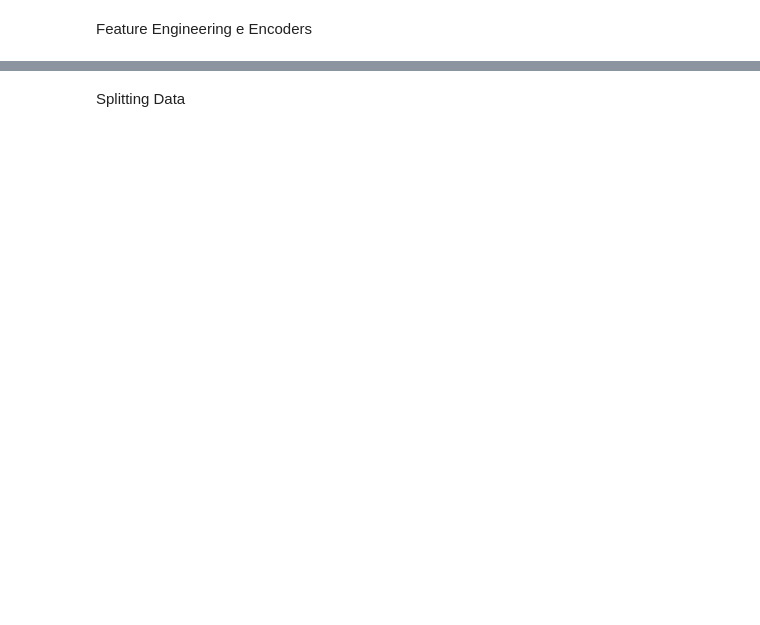
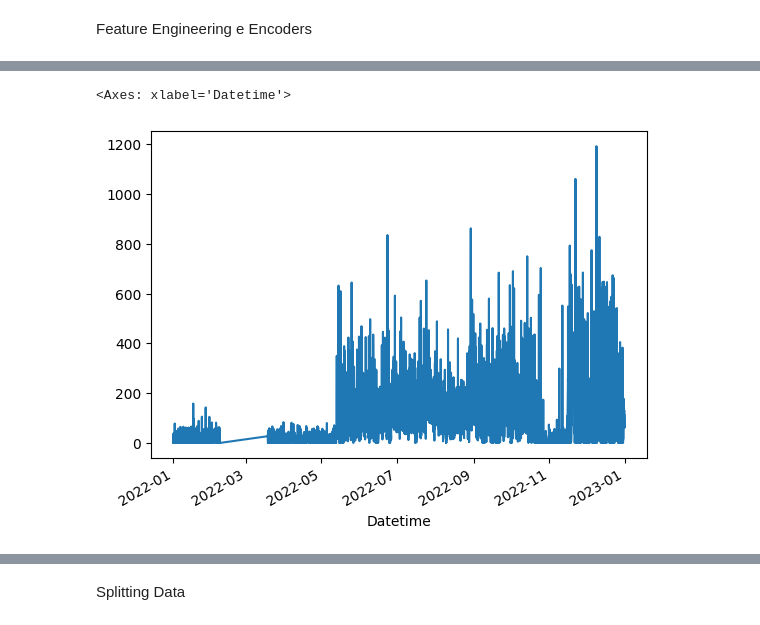
Before and after one commit to a-proenca/LAD, a Jupyter notebook: Cópia_de_LAD_22_23.ipynb, the cells around one changed output, grey strips where cells are left out. Cells and saved outputs as stored; diff of their text form; code cells hidden in the pictures; blank space fills up the shorter version.

```diff
--- a/Cópia_de_LAD_22_23.ipynb
+++ b/Cópia_de_LAD_22_23.ipynb
@@ -201,0 +228,25 @@ data_quadriculas_vodafone_bruto = ler_quadriculas_vodafone_bruto()
+# %%
+#Remove data
+remove_cols = ['extract_year_2', 'extract_month_3', 'extract_day_4', 'id_eixo_viario']
+data_vodafone_eixos = data_vodafone_eixos.drop(columns=remove_cols)
+# %%
+#Voltar a meter mes e dia para nao dar erro
+data_vodafone_eixos['Month'] = data_vodafone_eixos['Datetime'].dt.month
+data_vodafone_eixos['Day'] = data_vodafone_eixos['Datetime'].dt.day
+data_vodafone_eixos['Weekday'] = data_vodafone_eixos['Datetime'].dt.day_name()
+
+data_vodafone_eixos['Weekday'] = data_vodafone_eixos['Weekday'].replace({'Monday':1,'Tuesday':2,
+                                                          'Wednesday':3,'Thursday':4,
+                                                          'Friday':5,'Saturday':6,
+                                                          'Sunday':7})
+
+
+data_vodafone_eixos['Season'] = data_vodafone_eixos['Month'].apply(month_to_season)
+
+# Criando um mapeamento para o encoding das estações do ano
+seasons_encoding = {'Spring': 1, 'Summer': 2, 'Autumn': 3, 'Winter': 4}
+
+# Aplicar o encoding ao DataFrame para criar a coluna 'Season_Encoded'
+data_vodafone_eixos['Season_Encoded'] = data_vodafone_eixos['Season'].map(seasons_encoding)
+
+data_vodafone_eixos['Season'] = data_vodafone_eixos['Month'].apply(month_to_season)
@@ -325,0 +275,16 @@ df_scaled_df.head()
+# %%
+#LSTM
+#imports
+import tensorflow as tf
+import numpy as np
+from sklearn.model_selection import train_test_split
+from sklearn.preprocessing import StandardScaler
+from tensorflow.keras.models import Sequential
+from tensorflow.keras.layers import LSTM, Dense
+
+##EXEMPLO PREDICT ENTRADAS
+
+
+#Filtar apenas por Ponte Vasco da Gama
+df_vascodagama = data_vodafone_eixos[data_vodafone_eixos['Eixo']== 'Ponte Vasco da Gama']
+df_vascodagama.set_index('Datetime', inplace=True)
@@ -325,0 +308,6 @@ df_scaled_df.head()
+# %%
+temp = df_vascodagama['C12']
+temp.plot()
+# %% [output]
+<Axes: xlabel='Datetime'>
+[figure, added]
```
Also changed, not shown: parts of 37 cells of this notebook.
